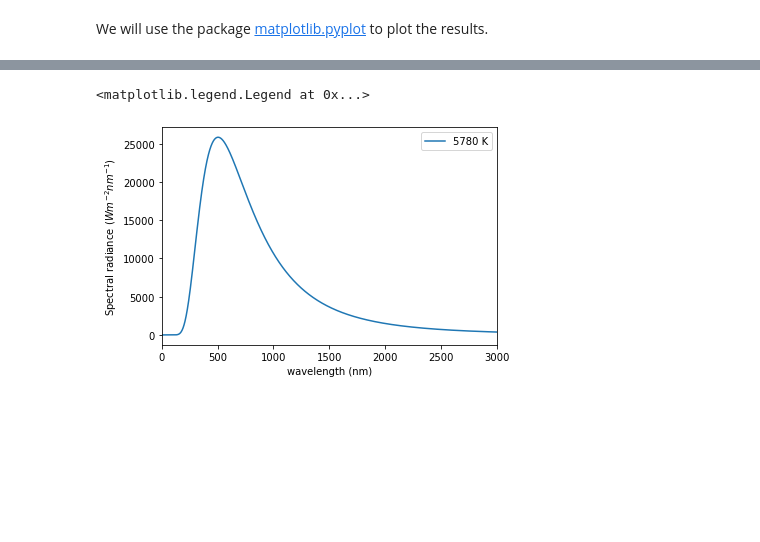
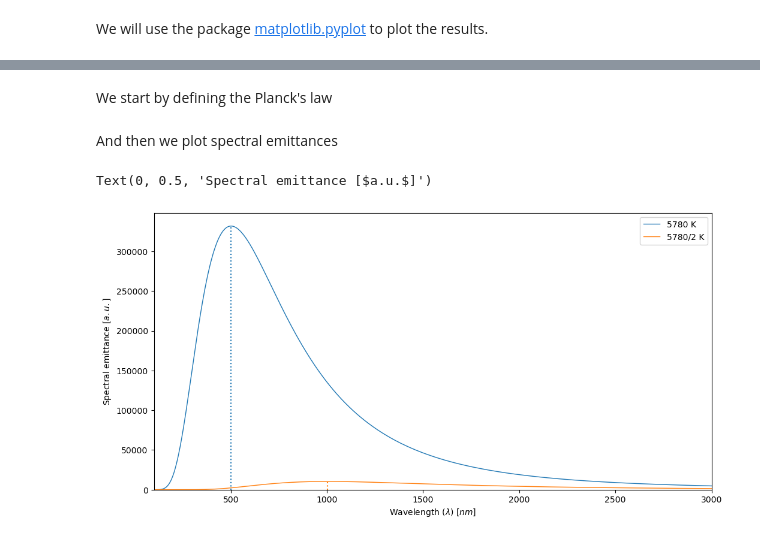
Before and after one commit to martavp/pv-textbook, a Jupyter notebook: Problems/Chapter_02/Problem2.01.ipynb, the cells around one changed output, grey strips where cells are left out. Cells and saved outputs as stored; diff of their text form; code cells hidden in the pictures; blank space fills up the shorter version.

```diff
--- a/Problems/Chapter_02/Problem2.01.ipynb
+++ b/Problems/Chapter_02/Problem2.01.ipynb
@@ -15,17 +13,39 @@ We will implement the calculation for every hour on May 12, 2022.
-# %%
-h = 6.63*10**(-34) # [J·s] Planck constant
-e = 1.60*10**(-19) #C electron charge
-c = 299792458 #[m/s] Light speed
-k_B = 1.38*10**(-23)  # Boltzmann constant
-T = 5760 #K Temperature
-wls = 10**(-9)*np.arange(1,3000) # wavelengths
-M = [10**(-9)*(2*h*c**2/wl**5)*1/(np.exp(h*c/(k_B*wl*T))-1) for wl in wls]
-# %%
-plt.plot(10**9*wls, M, label='5780 K')
-plt.ylabel('Spectral radiance ($Wm^{-2}nm^{-1}$)')
-plt.xlabel('wavelength (nm)')
-plt.xlim(0,3000)
-plt.legend()
-# %% [output]
-<matplotlib.legend.Legend at 0x...>
-[figure, removed]
+# %% [markdown]
+We start by defining the Planck's law
+# %%
+WV_INI = 100 # [nm]
+WV_MAX = 3000 # [nm]
+
+h = constants.h # 6.626e-34 [J·s]
+c = constants.speed_of_light # 3.0e+8 [m/s]
+k_B = constants.Boltzmann # 1.38e-23 [J/K]
+π = constants.pi # 3.141592
+planck_law = lambda λ, T: 8 * π * h * c ** 2 / (λ**5) * 1 / (np.exp(h * c / (λ * k_B * T)) - 1) * 1e-9
+# %% [markdown]
+And then we plot spectral emittances
+# %%
+fig, ax = plt.subplots(figsize=(12, 6))
+
+wavelengths = np.linspace(start=WV_INI, stop=WV_MAX, num=1000) # [nm]
+
+solid_angle_arbitrary = 1
+
+emittance_5780 = planck_law(λ=wavelengths*1e-9, T=5780)
+emittance_5780_2 = planck_law(λ=wavelengths*1e-9, T=5780/2)
+
+ax.plot(wavelengths, emittance_5780, linewidth=1, label='5780 K')
+ax.plot(wavelengths, emittance_5780_2, linewidth=1, label='5780/2 K')
+
+ax.vlines(x=wavelengths[emittance_5780.argmax()], ymin=0, ymax=emittance_5780.max(), linestyle=':', color='C0')
+ax.vlines(x=wavelengths[emittance_5780_2.argmax()], ymin=0, ymax=emittance_5780_2.max(), linestyle=':', color='C1')
+
+ax.legend()
+
+ax.set_ylim(bottom=0)
+ax.set_xlim([WV_INI, WV_MAX])
+
+ax.set_xlabel("Wavelength ($\lambda$) [$nm$]")
+ax.set_ylabel("Spectral emittance [$a.u.$]")
+# %% [output]
+Text(0, 0.5, 'Spectral emittance [$a.u.$]')
+[figure, added]
```
Also changed, not shown: parts of 2 cells of this notebook.
